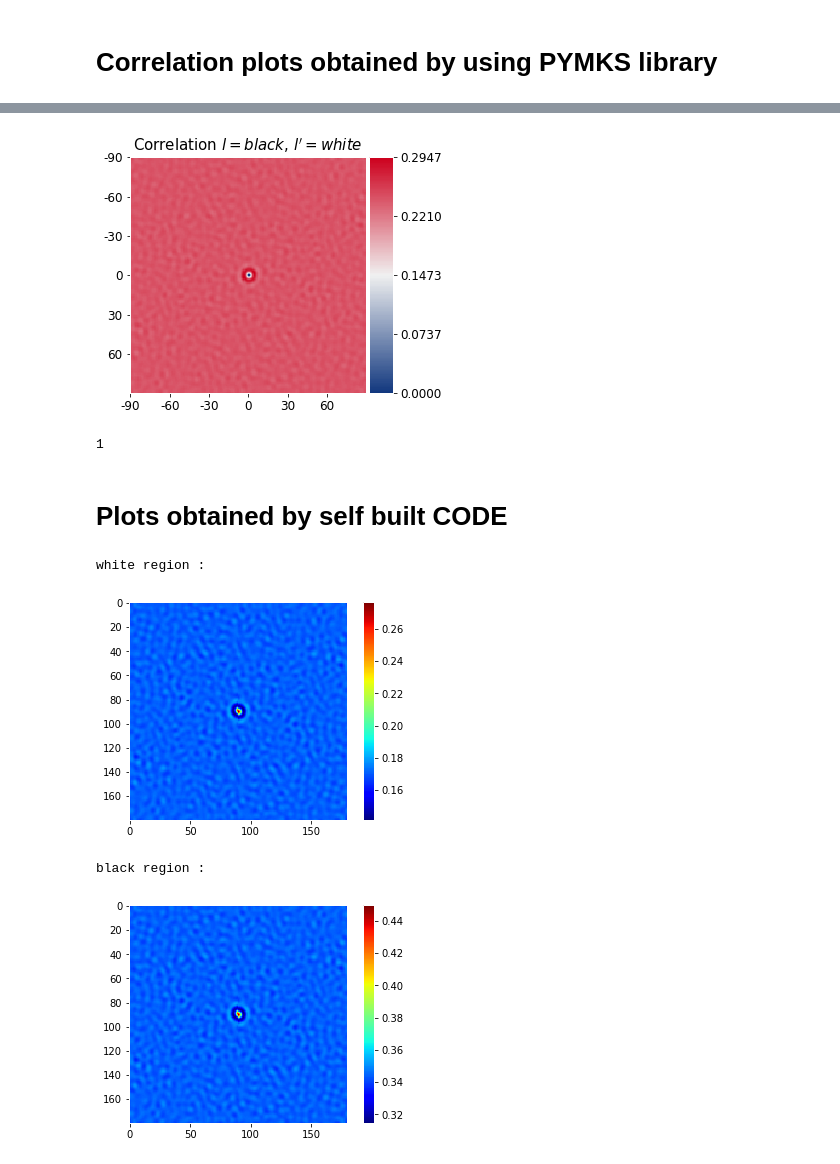
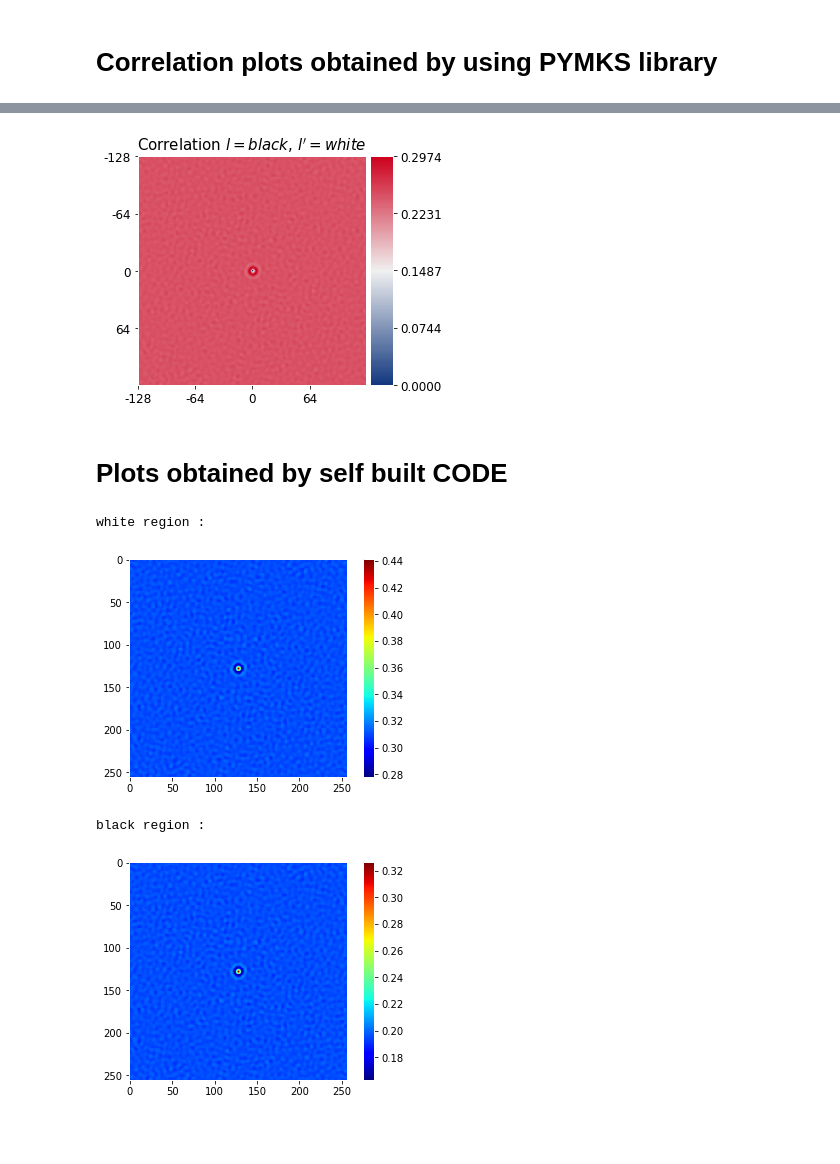
Before and after one commit to nhgowtham/MicrostructureStatistics, a Jupyter notebook: 2 point correlations example.ipynb, the cells around one changed output, grey strips where cells are left out. Saved outputs shown, nothing was run; the diff lists cells and outputs as text; code cells hidden in the pictures; blank space fills up the shorter version.

```diff
--- a/2 point correlations example.ipynb
+++ b/2 point correlations example.ipynb
@@ -9,7 +9,7 @@ import matplotlib.pyplot as plt
 # %%
 # X_max and y_max can be made smaller to visualize more enlarged correlations
 
-img = corr.png_to_numpy('data/time_048.png', 200, x_min=120, x_max=300, y_min=200, y_max=380)
+img = corr.png_to_numpy('data/time_048.png', 128)
 # %% [markdown]
 ## Visualizing the microstructure(cropped)
 # %%
@@ -32,10 +51,9 @@ corr.auto_corr_from_pymks(img_binary)
 # %%
 # Cross Correlation
 
-corr.cross_corr_from_pymks(img_binary)
+cross_pymks =corr.cross_corr_from_pymks(img_binary)
 # %% [output]
-[figure, old version]
+[figure, new version]
-1
 # %% [markdown]
 # Plots obtained by self built CODE
 # %%
@@ -44,9 +62,9 @@ corr.cross_corr_from_pymks(img_binary)
 white_stats, black_stats = corr.auto_corr_from_code(img_binary)
 # %% [output]
 white region :
-[figure, old version]
+[figure, new version]
 black region :
-[figure, old version]
+[figure, new version]
 # %%
 # Cross Correlations
 
```
Also changed, not shown: parts of 7 cells of this notebook, 2 other files.
